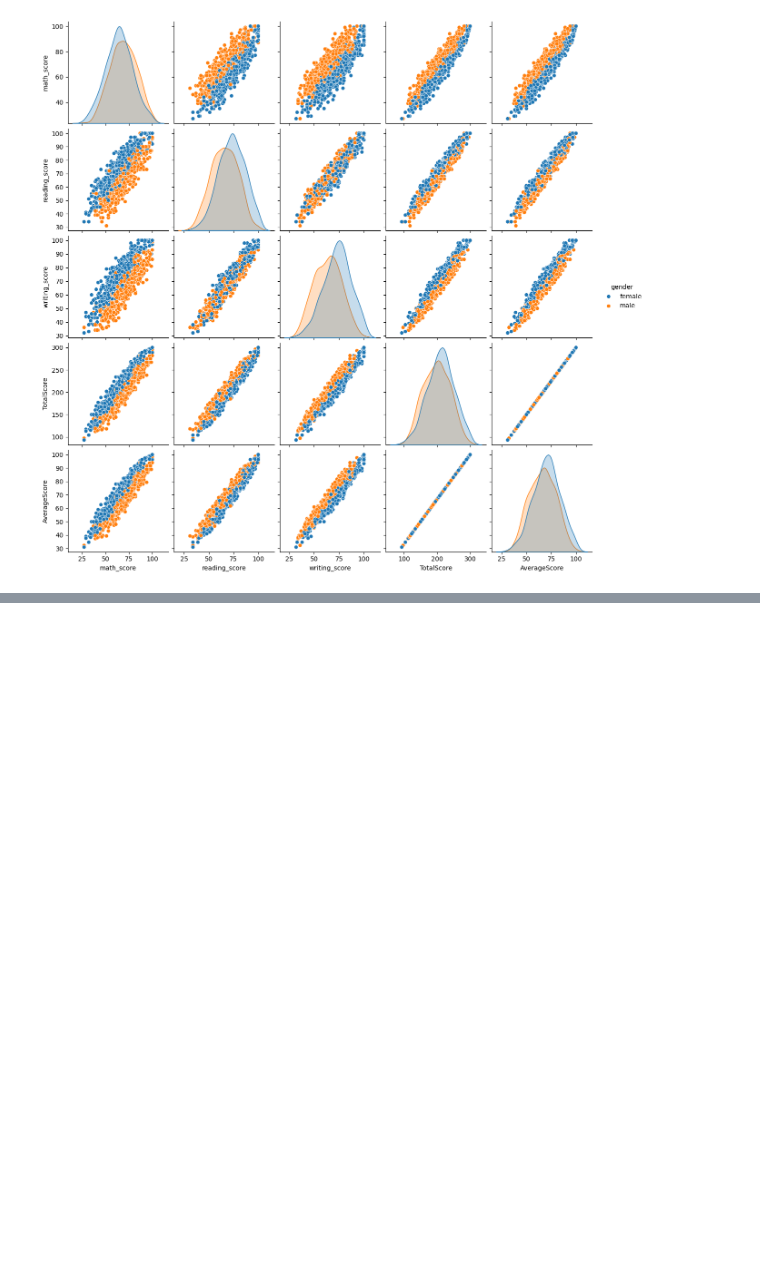
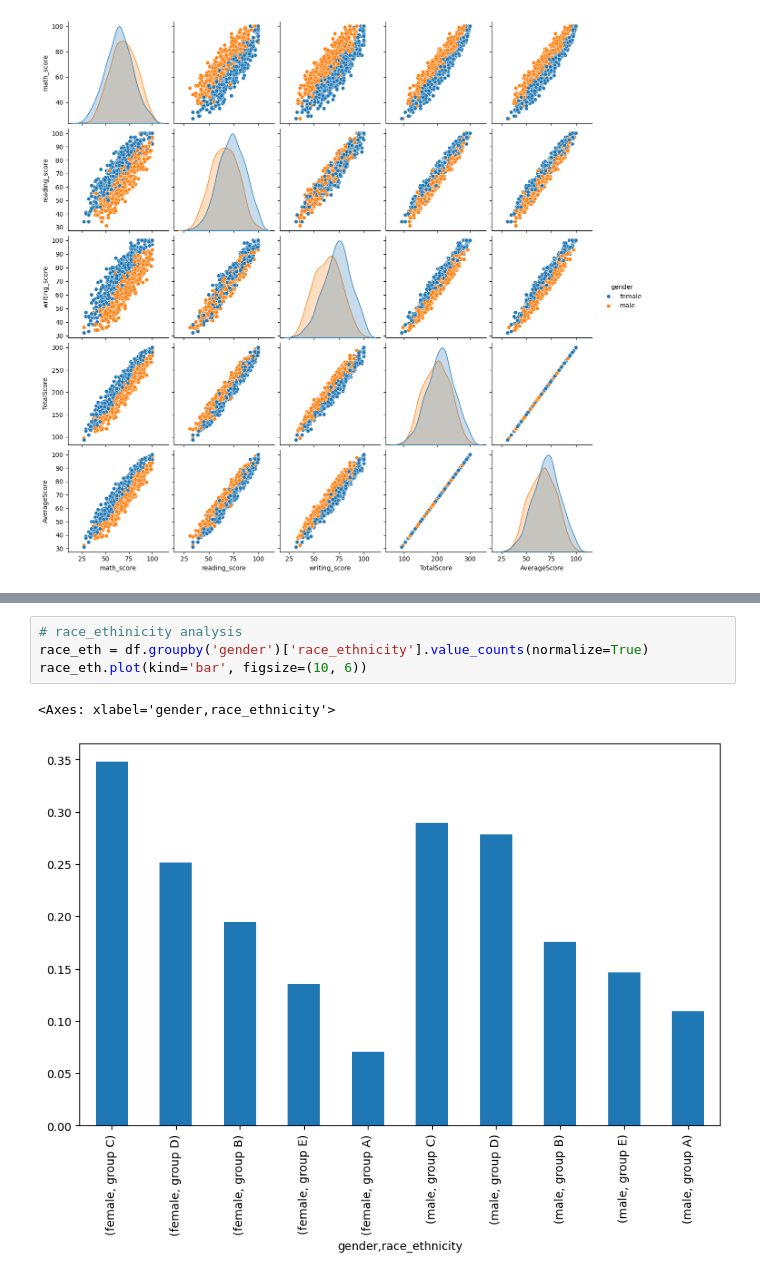
Before and after one commit to akhileshpandey3967/Student_Performance, a Jupyter notebook: Data_analaysis/EDA_student.ipynb, the cells around one changed output, grey strips where cells are left out. Drawn from its saved outputs; the diff is of its cells as text; blank space fills up the shorter version.

```diff
--- a/Data_analaysis/EDA_student.ipynb
+++ b/Data_analaysis/EDA_student.ipynb
@@ -177,0 +271,7 @@ plt.show()
+# %%
+# race_ethinicity analysis
+race_eth = df.groupby('gender')['race_ethnicity'].value_counts(normalize=True)
+race_eth.plot(kind='bar', figsize=(10, 6))
+# %% [output]
+<Axes: xlabel='gender,race_ethnicity'>
+[figure, added]
```
Also changed, not shown: parts of 16 cells of this notebook, 9 other files.
